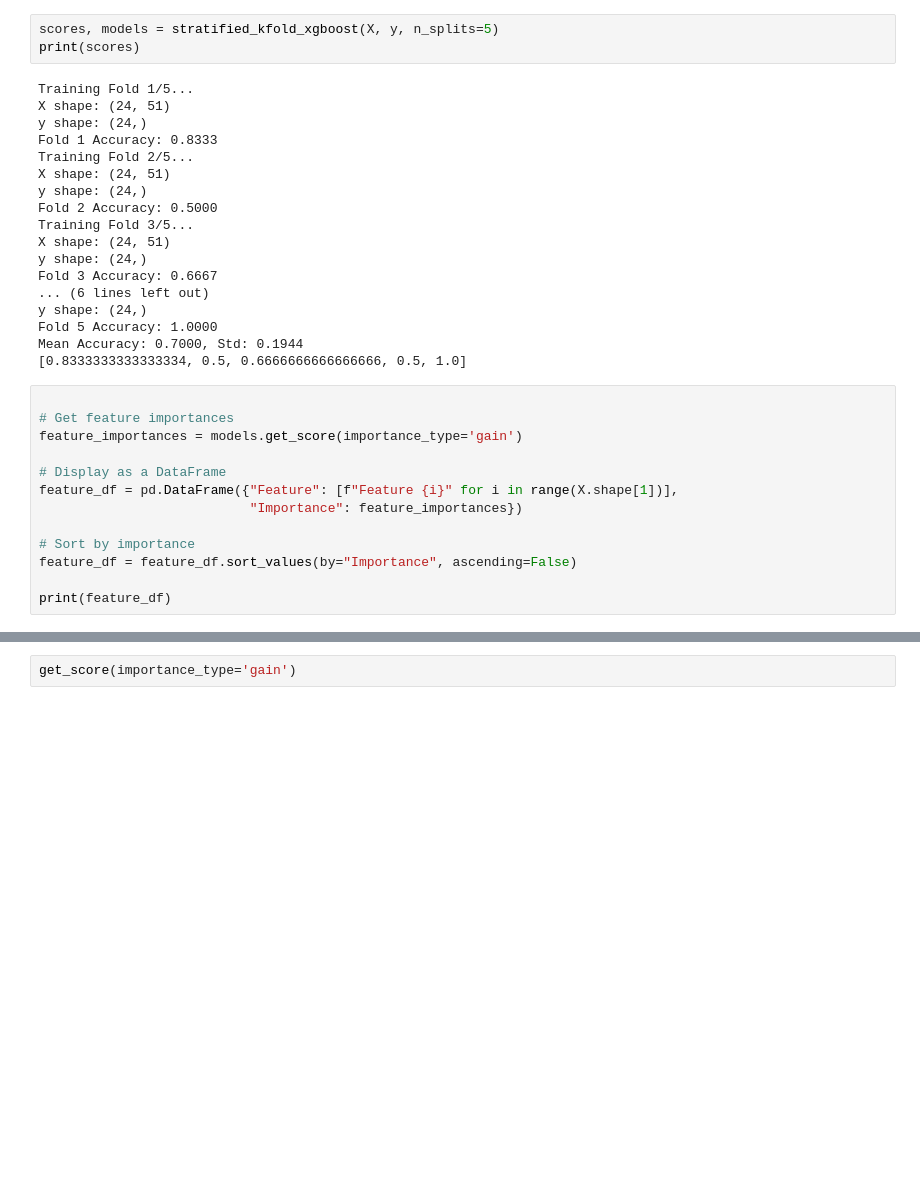
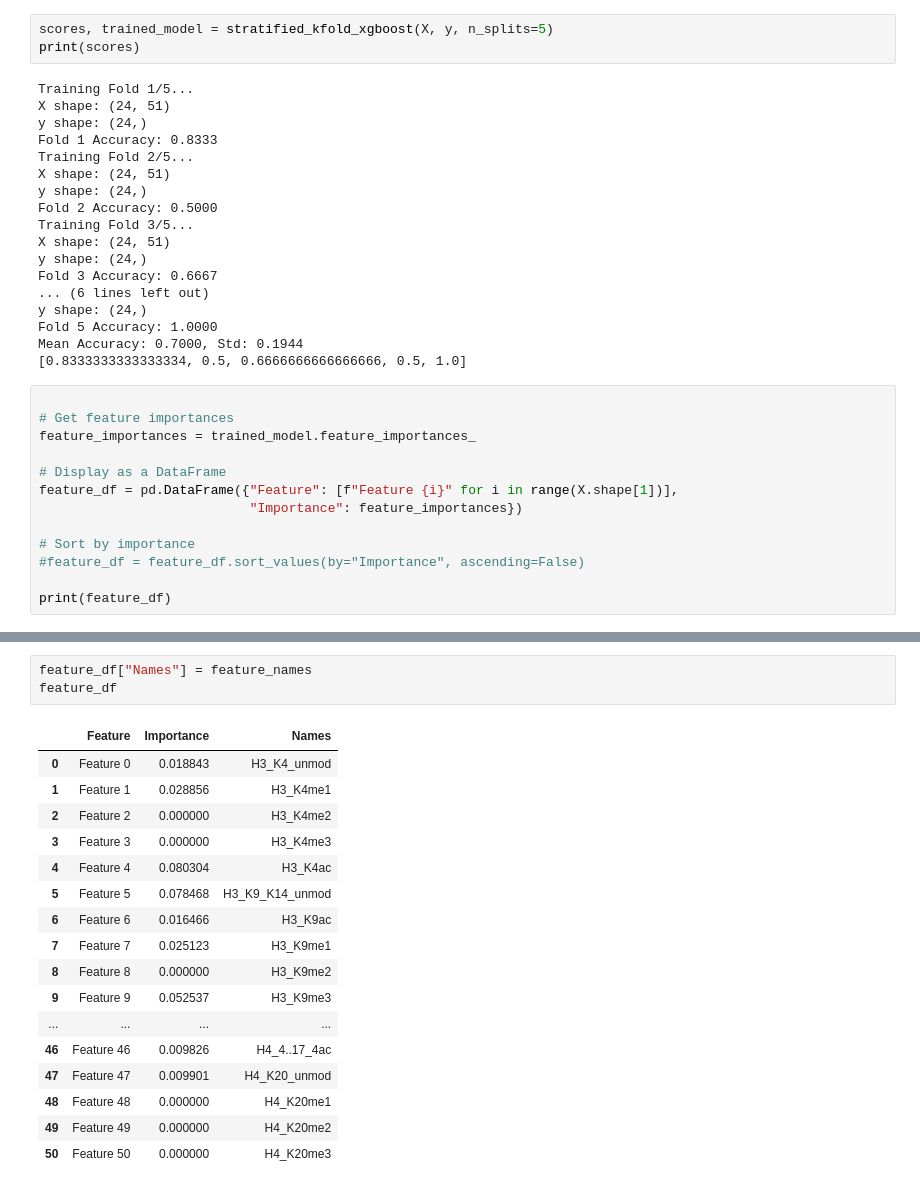
Before and after one commit to anuprulez/nanodiag_biomarker_prediction, a Jupyter notebook: ukfr_analysis/analyse_histone_modifications.ipynb, the cells around one changed output, grey strips where cells are left out. Drawn from its saved outputs; the diff is of its cells as text; blank space fills up the shorter version.

```diff
--- a/ukfr_analysis/analyse_histone_modifications.ipynb
+++ b/ukfr_analysis/analyse_histone_modifications.ipynb
@@ -369,7 +367,7 @@ print(f"X shape: {X.shape}, y shape: {y.shape}")
 # %% [output]
 X shape: (30, 51), y shape: (30,)
 # %%
-scores, models = stratified_kfold_xgboost(X, y, n_splits=5)
+scores, trained_model = stratified_kfold_xgboost(X, y, n_splits=5)
 print(scores)
 # %% [output]
 Training Fold 1/5...
@@ -392,14 +390,14 @@ Mean Accuracy: 0.7000, Std: 0.1944
 # %%
 
 # Get feature importances
-feature_importances = models.get_score(importance_type='gain')
+feature_importances = trained_model.feature_importances_
 
 # Display as a DataFrame
 feature_df = pd.DataFrame({"Feature": [f"Feature {i}" for i in range(X.shape[1])],
                            "Importance": feature_importances})
 
 # Sort by importance
-feature_df = feature_df.sort_values(by="Importance", ascending=False)
+#feature_df = feature_df.sort_values(by="Importance", ascending=False)
 
 print(feature_df)
 # %% [output]
@@ -407,2 +421,21 @@ AttributeError: 'list' object has no attribute 'get_score'
-# %%
-get_score(importance_type='gain')
+# %%
+feature_df["Names"] = feature_names
+feature_df
+# %% [output]
+|  | Feature | Importance | Names |
+| 0 | Feature 0 | 0.018843 | H3_K4_unmod |
+| 1 | Feature 1 | 0.028856 | H3_K4me1 |
+| 2 | Feature 2 | 0.000000 | H3_K4me2 |
+| 3 | Feature 3 | 0.000000 | H3_K4me3 |
+| 4 | Feature 4 | 0.080304 | H3_K4ac |
+| 5 | Feature 5 | 0.078468 | H3_K9_K14_unmod |
+| 6 | Feature 6 | 0.016466 | H3_K9ac |
+| 7 | Feature 7 | 0.025123 | H3_K9me1 |
+| 8 | Feature 8 | 0.000000 | H3_K9me2 |
+| 9 | Feature 9 | 0.052537 | H3_K9me3 |
+| ... | ... | ... | ... |
+| 46 | Feature 46 | 0.009826 | H4_4..17_4ac |
+| 47 | Feature 47 | 0.009901 | H4_K20_unmod |
+| 48 | Feature 48 | 0.000000 | H4_K20me1 |
+| 49 | Feature 49 | 0.000000 | H4_K20me2 |
+| 50 | Feature 50 | 0.000000 | H4_K20me3 |
```
Also changed, not shown: parts of 3 cells of this notebook.
